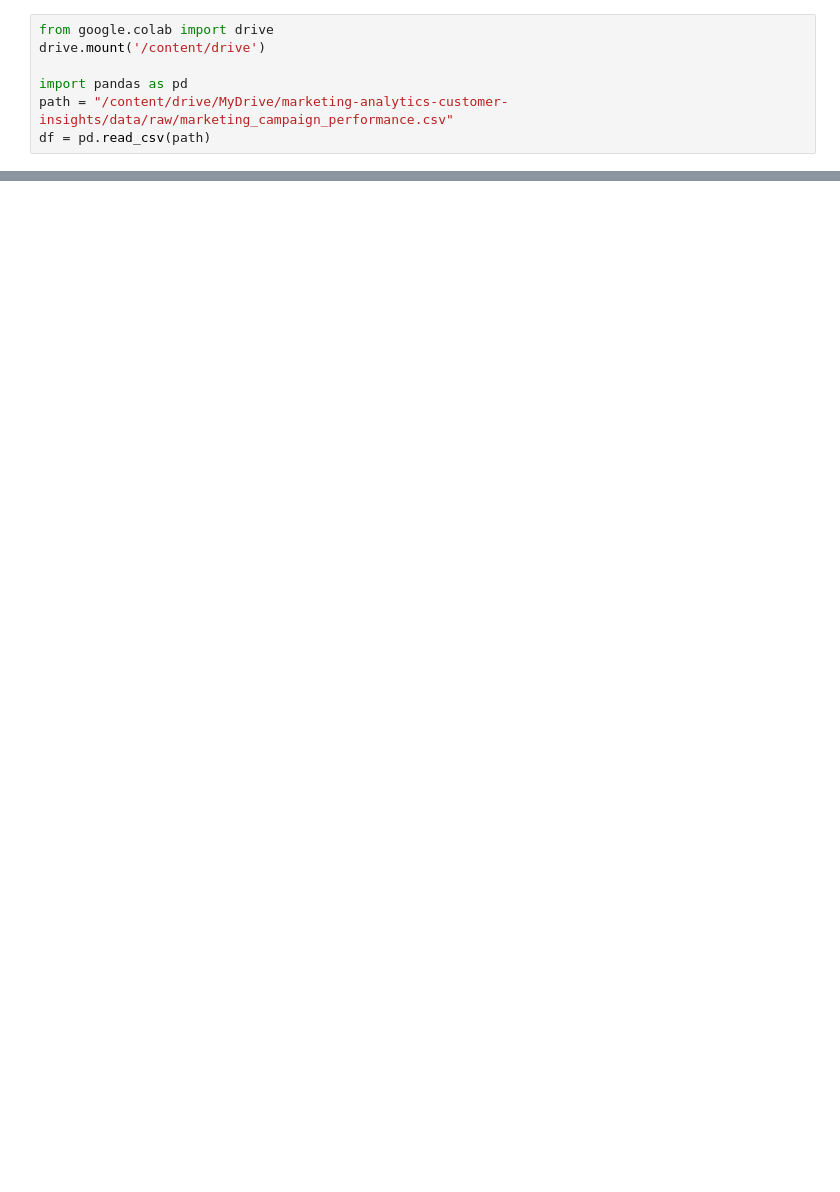
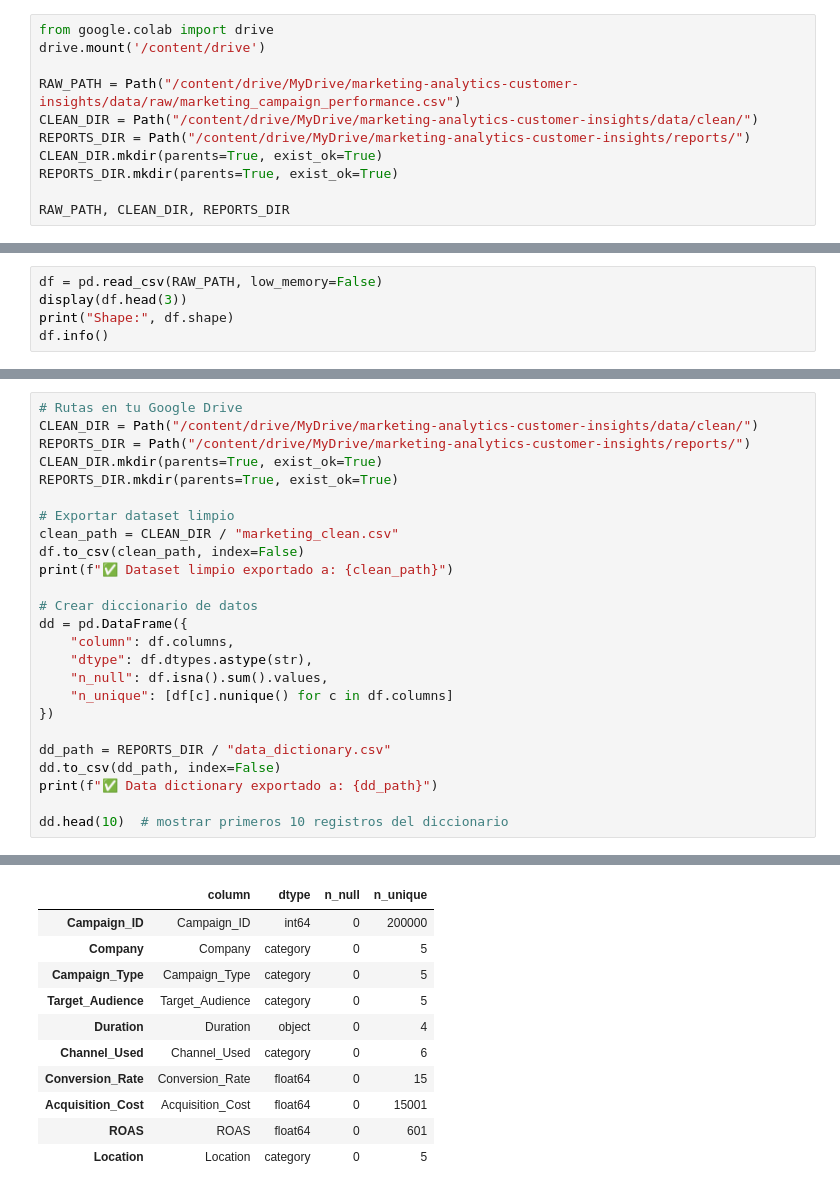
Before and after one commit to meliluc/marketing-analytics-customer-insights-project, a Jupyter notebook: notebooks_01_EDA.ipynb, the cells around one changed output, grey strips where cells are left out. Cells and saved outputs as stored; diff of their text form; blank space fills up the shorter version.

```diff
--- a/notebooks_01_EDA.ipynb
+++ b/notebooks_01_EDA.ipynb
@@ -12,8 +22,12 @@
 from google.colab import drive
 drive.mount('/content/drive')
 
-import pandas as pd
-path = "/content/drive/MyDrive/marketing-analytics-customer-insights/data/raw/marketing_campaign_performance.csv"
-df = pd.read_csv(path)
+RAW_PATH = Path("/content/drive/MyDrive/marketing-analytics-customer-insights/data/raw/marketing_campaign_performance.csv")
+CLEAN_DIR = Path("/content/drive/MyDrive/marketing-analytics-customer-insights/data/clean/")
+REPORTS_DIR = Path("/content/drive/MyDrive/marketing-analytics-customer-insights/reports/")
+CLEAN_DIR.mkdir(parents=True, exist_ok=True)
+REPORTS_DIR.mkdir(parents=True, exist_ok=True)
+
+RAW_PATH, CLEAN_DIR, REPORTS_DIR
 # %% [output]
 Drive already mounted at /content/drive; to attempt to forcibly remount, call drive.mount("/content/drive", force_remount=True).
@@ -19,0 +39,5 @@ Drive already mounted at /content/drive; to attempt to forcibly remount, call dr
+# %%
+df = pd.read_csv(RAW_PATH, low_memory=False)
+display(df.head(3))
+print("Shape:", df.shape)
+df.info()
@@ -19,0 +425,26 @@ Drive already mounted at /content/drive; to attempt to forcibly remount, call dr
+# %%
+# Rutas en tu Google Drive
+CLEAN_DIR = Path("/content/drive/MyDrive/marketing-analytics-customer-insights/data/clean/")
+REPORTS_DIR = Path("/content/drive/MyDrive/marketing-analytics-customer-insights/reports/")
+CLEAN_DIR.mkdir(parents=True, exist_ok=True)
+REPORTS_DIR.mkdir(parents=True, exist_ok=True)
+
+# Exportar dataset limpio
+clean_path = CLEAN_DIR / "marketing_clean.csv"
+df.to_csv(clean_path, index=False)
+print(f"✅ Dataset limpio exportado a: {clean_path}")
+
+# Crear diccionario de datos
+dd = pd.DataFrame({
+    "column": df.columns,
+    "dtype": df.dtypes.astype(str),
+    "n_null": df.isna().sum().values,
+    "n_unique": [df[c].nunique() for c in df.columns]
+})
+
+dd_path = REPORTS_DIR / "data_dictionary.csv"
+dd.to_csv(dd_path, index=False)
+print(f"✅ Data dictionary exportado a: {dd_path}")
+
+dd.head(10)  # mostrar primeros 10 registros del diccionario
+# %% [output]
@@ -19,0 +453,11 @@ Drive already mounted at /content/drive; to attempt to forcibly remount, call dr
+|  | column | dtype | n_null | n_unique |
+| Campaign_ID | Campaign_ID | int64 | 0 | 200000 |
+| Company | Company | category | 0 | 5 |
+| Campaign_Type | Campaign_Type | category | 0 | 5 |
+| Target_Audience | Target_Audience | category | 0 | 5 |
+| Duration | Duration | object | 0 | 4 |
+| Channel_Used | Channel_Used | category | 0 | 6 |
+| Conversion_Rate | Conversion_Rate | float64 | 0 | 15 |
+| Acquisition_Cost | Acquisition_Cost | float64 | 0 | 15001 |
+| ROAS | ROAS | float64 | 0 | 601 |
+| Location | Location | category | 0 | 5 |
```
Also changed, not shown: parts of 32 cells of this notebook.
